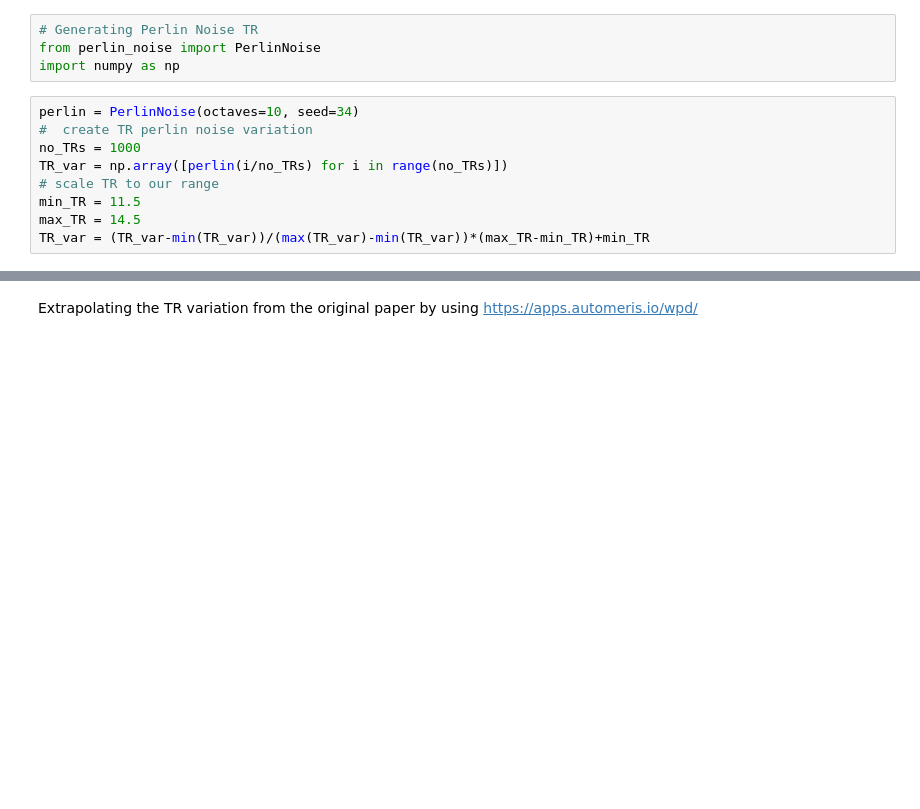
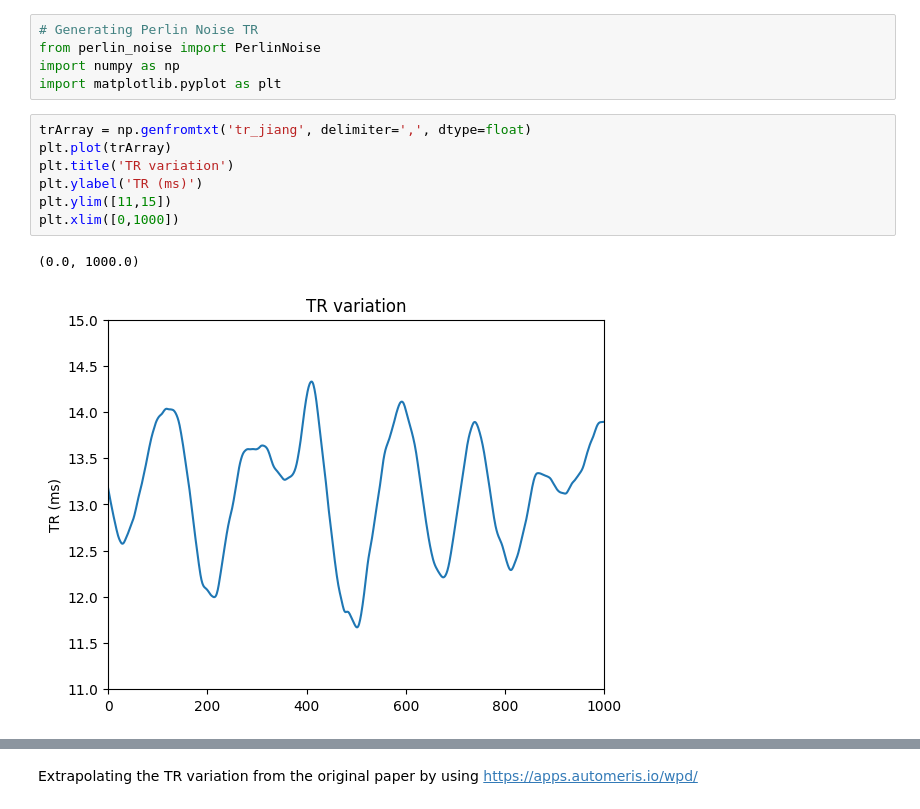
Before and after one commit to Ela-Kan/MRFSGRE_BBB, a Jupyter notebook: coreSimulations/generatingParameterVariation.ipynb, the cells around one changed output, grey strips where cells are left out. Saved outputs shown, nothing was run; the diff lists cells and outputs as text; blank space fills up the shorter version.

```diff
--- a/coreSimulations/generatingParameterVariation.ipynb
+++ b/coreSimulations/generatingParameterVariation.ipynb
@@ -2,12 +2,14 @@
 # Generating Perlin Noise TR
 from perlin_noise import PerlinNoise
 import numpy as np
+import matplotlib.pyplot as plt
-# %%
-perlin = PerlinNoise(octaves=10, seed=34)
-#  create TR perlin noise variation
-no_TRs = 1000
-TR_var = np.array([perlin(i/no_TRs) for i in range(no_TRs)])
-# scale TR to our range
-min_TR = 11.5
-max_TR = 14.5
-TR_var = (TR_var-min(TR_var))/(max(TR_var)-min(TR_var))*(max_TR-min_TR)+min_TR
+# %%
+trArray = np.genfromtxt('tr_jiang', delimiter=',', dtype=float)
+plt.plot(trArray)
+plt.title('TR variation')
+plt.ylabel('TR (ms)')
+plt.ylim([11,15])
+plt.xlim([0,1000])
+# %% [output]
+(0.0, 1000.0)
+[figure, added]
```
Also changed, not shown: parts of 19 cells of this notebook, 11 other files.
